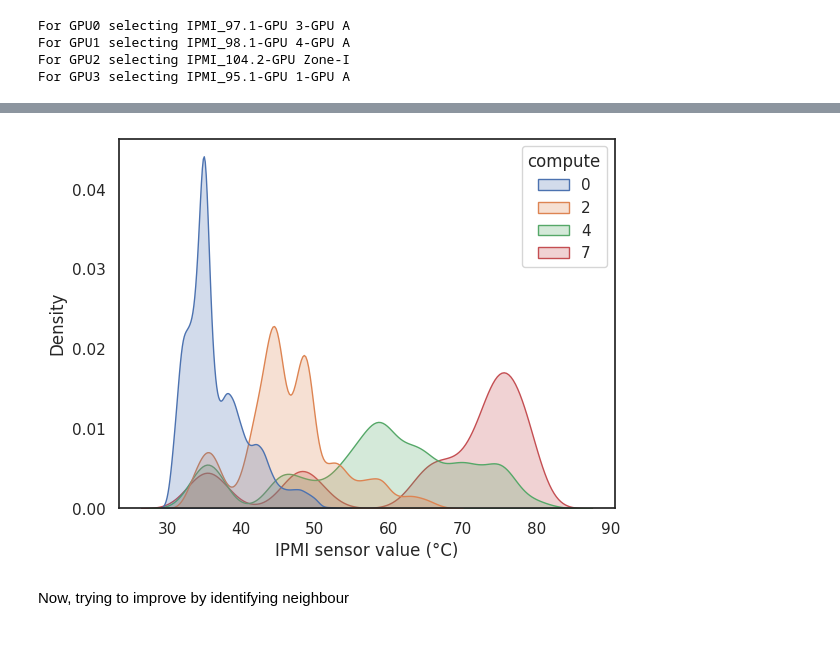
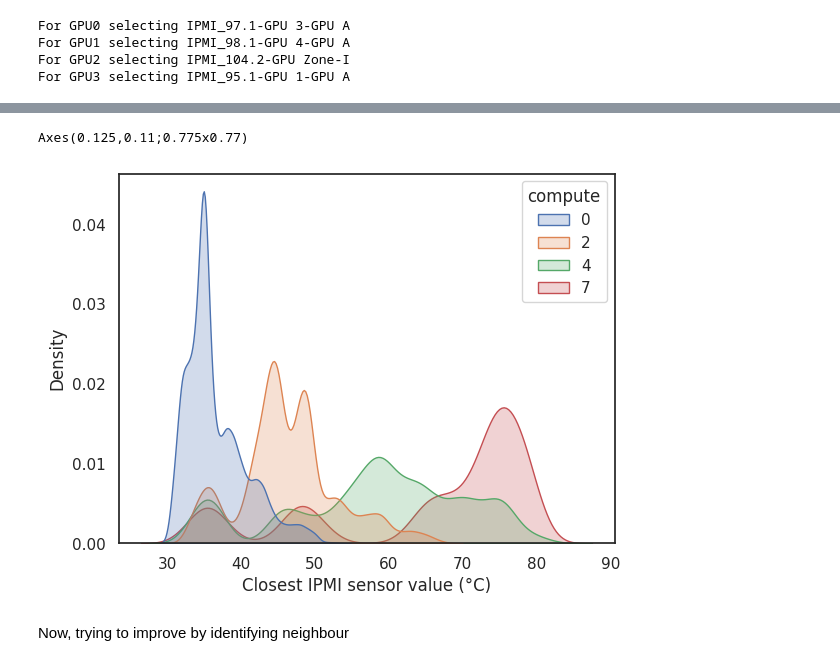
Before and after one commit to jacquetpi/cloud-gpu-manager, a Jupyter notebook: notebooks/passthroug-investig.ipynb, the cells around one changed output, grey strips where cells are left out. Drawn from its saved outputs; the diff is of its cells as text; code cells hidden in the pictures.

```diff
--- a/notebooks/passthroug-investig.ipynb
+++ b/notebooks/passthroug-investig.ipynb
@@ -55,7 +55,7 @@ domain = ['GPU0', 'GPU1', 'GPU2', 'GPU3']
 domain_ipmi_keys = domain + ipmi_keys
 timestamp_ipmi_keys = ['timestamp'] + domain_ipmi_keys
 
-corr = dataset[domain_ipmi_keys].corr(method = 'spearman')
+corr = dataset[domain_ipmi_keys].corr(method = 'pearson')
 corr_filtered = corr[:len(domain)][ipmi_keys].T.dropna()
 # %% [markdown]
 Correlation between IPMI and GPU temp
@@ -102,9 +113,11 @@ plt.gcf().savefig('figures/combination-ci-ipmi.pdf', bbox_inches='tight')
 # %%
 g = sns.kdeplot(dataset_domains, x="sensor", hue="compute", fill=True)
-g.set(xlabel='IPMI sensor value (°C)', ylabel='Density')
+g.set(xlabel='Closest IPMI sensor value (°C)', ylabel='Density')
+print(g)
 plt.gcf().savefig('figures/combination-ci-ipmi-density.pdf', bbox_inches='tight')
 # %% [output]
+Axes(0.125,0.11;0.775x0.77)
-[figure, old version]
+[figure, new version]
 # %% [markdown]
 Now, trying to improve by identifying neighbour
 # %%
```
Also changed, not shown: parts of 5 cells of this notebook.
